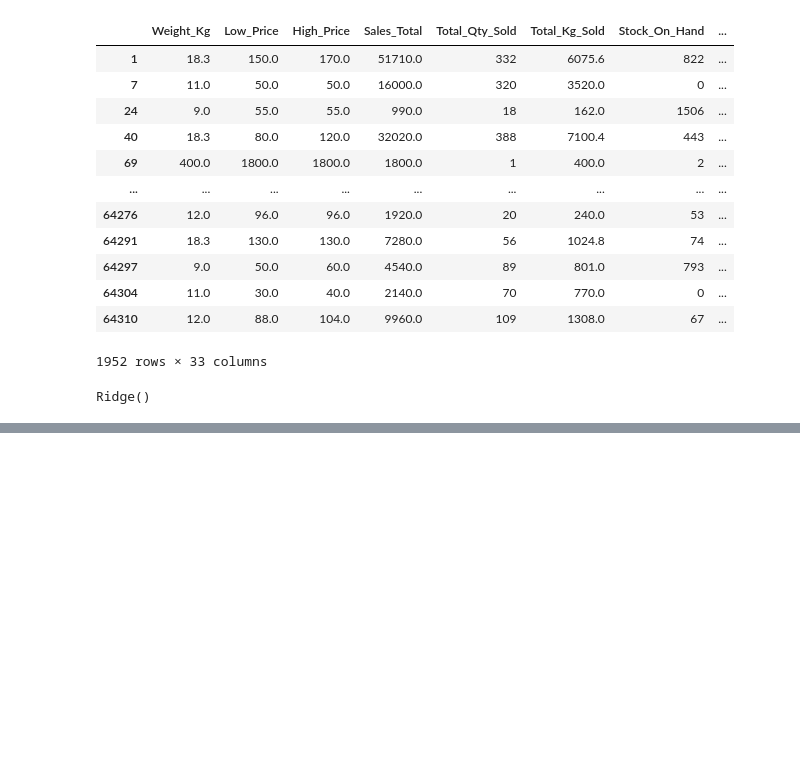
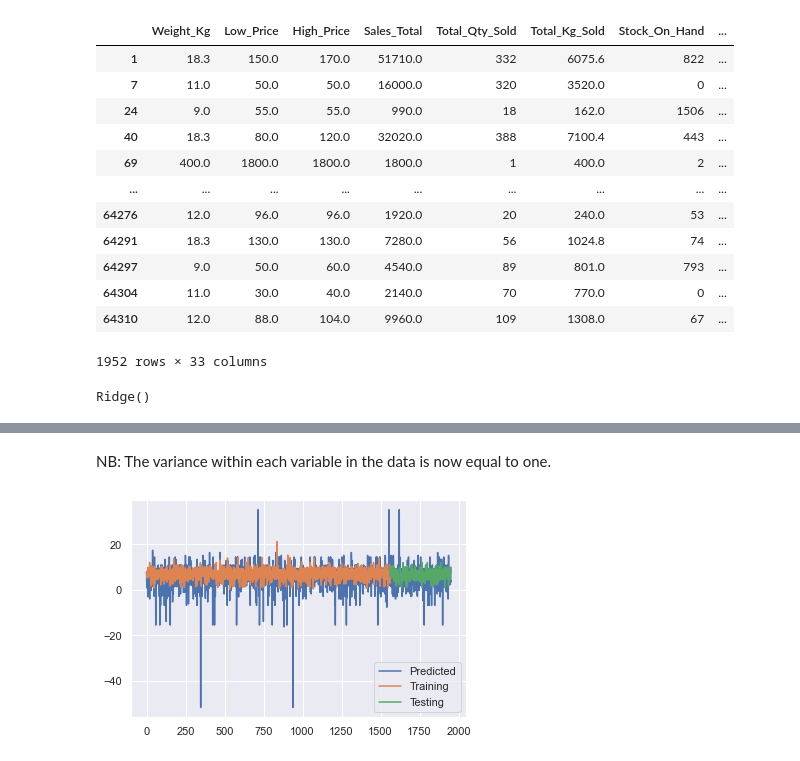
Before and after one commit to Emzarh/EDSA_ZM-Team1, a Jupyter notebook: ZM_Team1 notebook version 2.ipynb, the cells around one changed output, grey strips where cells are left out. Saved outputs shown, nothing was run; the diff lists cells and outputs as text; code cells hidden in the pictures; blank space fills up the shorter version.

```diff
--- a/ZM_Team1 notebook version 2.ipynb
+++ b/ZM_Team1 notebook version 2.ipynb
@@ -275,0 +688,6 @@ import matplotlib.pyplot as plt
+# %%
+scaler = StandardScaler()
+model_scaled = scaler.fit_transform(x)
+# Convert the scaled predictor values into a dataframe
+X_standardise = pd.DataFrame(model_scaled,columns=x.columns)
+X_standardise.head()
@@ -275,0 +722,15 @@ import matplotlib.pyplot as plt
+# %% [markdown]
+NB: The variance within each variable in the data is now equal to one.
+# %%
+#plotting the train and test response variables as a continuous line
+train_plot = y_train.append(pd.Series(y_test[1], index=['2016M01']))
+#2016M01
+# %%
+plt.plot(np.arange(len(y)), model_ridge.predict(X_standardise), label='Predicted')
+plt.plot(np.arange(len(train_plot)), train_plot, label='Training')
+plt.plot(np.arange(len(y_test))+len(y_train), y_test, label='Testing')
+plt.legend()
+
+plt.show()
+# %% [output]
+[figure, added]
```
Also changed, not shown: parts of 67 cells of this notebook, 2 other files.
